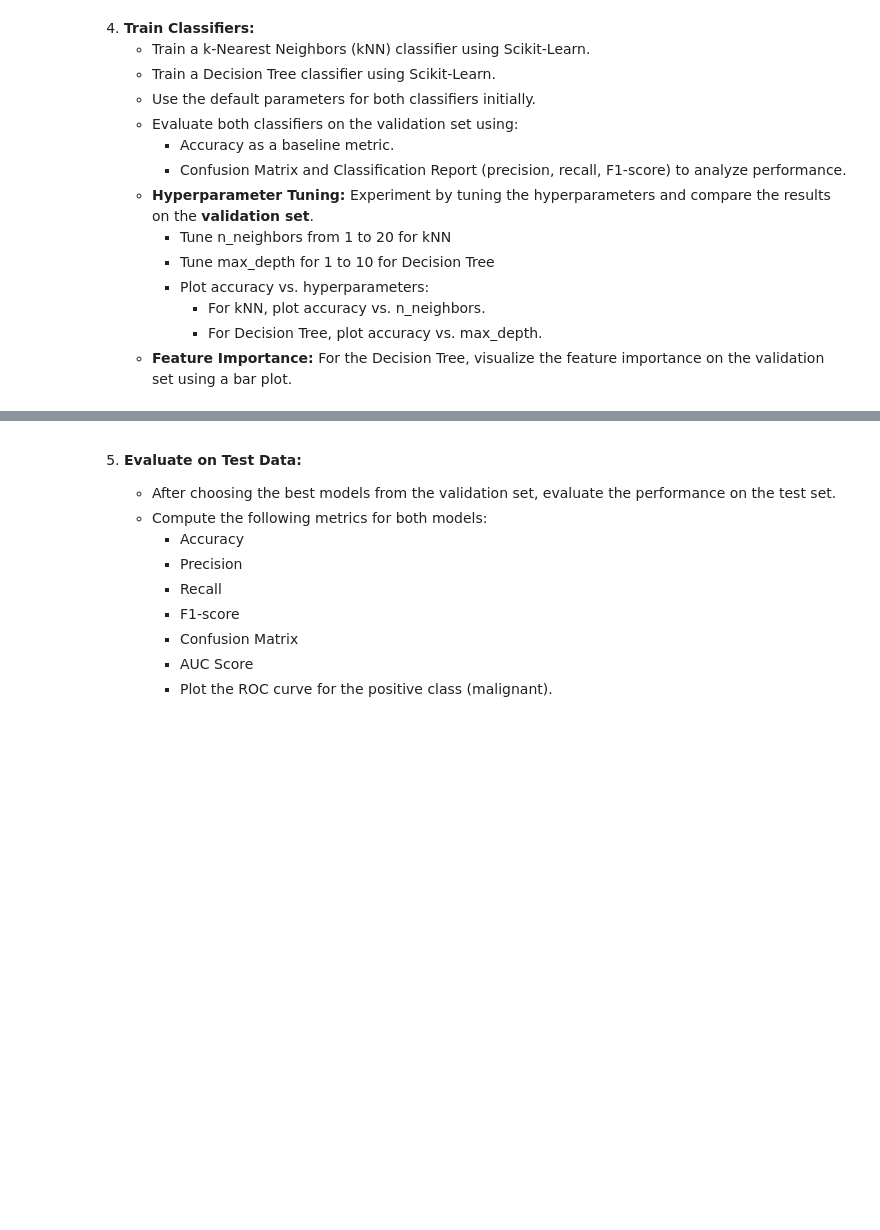
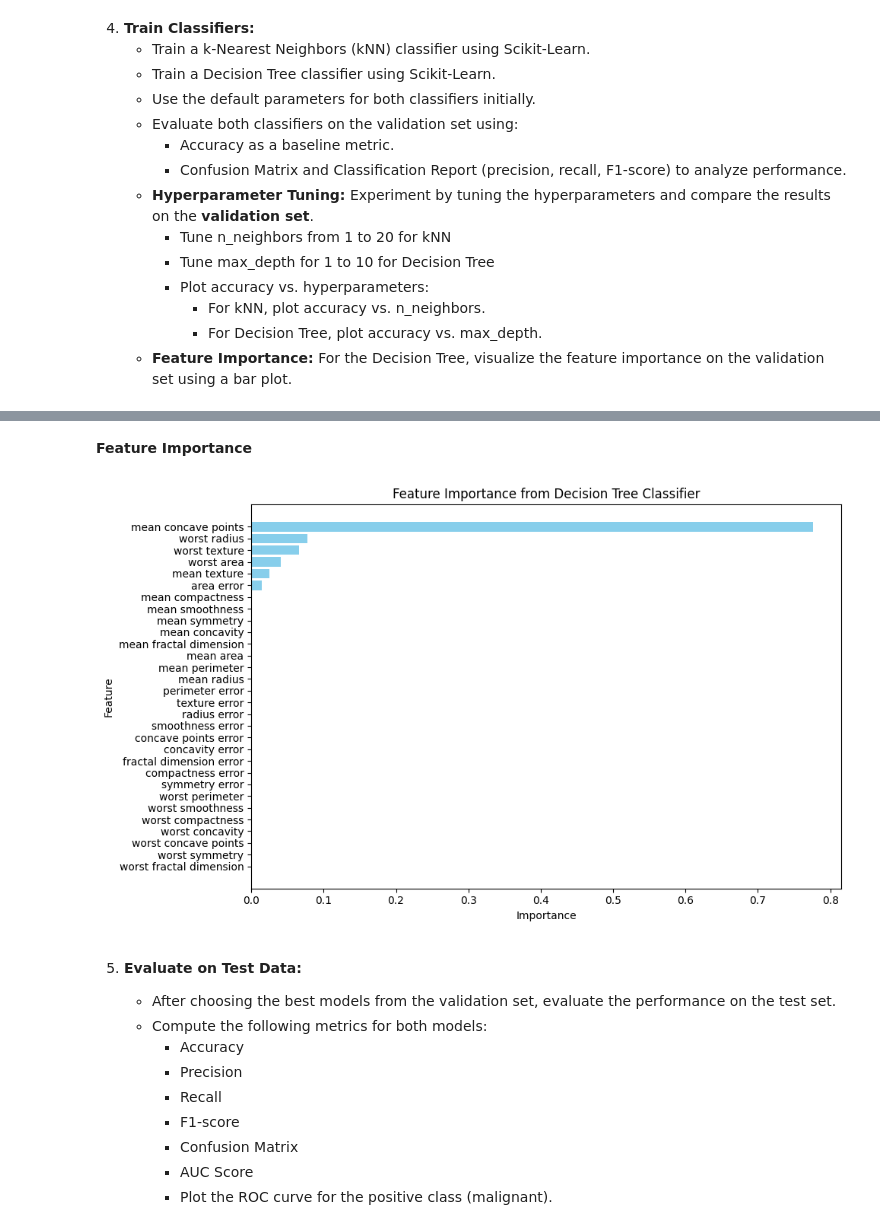
Before and after one commit to AhmadiJahid/CS512_HW1, a Jupyter notebook: CS512_Homework1.ipynb, the cells around one changed output, grey strips where cells are left out. Cells and saved outputs as stored; diff of their text form; code cells hidden in the pictures; blank space fills up the shorter version.

```diff
--- a/CS512_Homework1.ipynb
+++ b/CS512_Homework1.ipynb
@@ -147,3 +250,36 @@ Standard deviation of scaled training set (should be close to 1): [1. 1. 1. 1. 1
+# %% [markdown]
+**Feature Importance**
+# %%
+import numpy as np
+import matplotlib.pyplot as plt
+from sklearn.tree import DecisionTreeClassifier
+
+# Step 1: Train a Decision Tree classifier with the best max_depth (tuned from previous step)
+best_depth = 3  # Assuming from the previous hyperparameter tuning results
+dt = DecisionTreeClassifier(max_depth=best_depth)
+dt.fit(X_train_scaled, y_train)
+
+# Step 2: Get feature importances
+feature_importances = dt.feature_importances_
+
+# Step 3: Create a DataFrame for easier plotting
+features = data.feature_names
+feat_importances_df = pd.DataFrame({'Feature': features, 'Importance': feature_importances})
+
+# Sort the features by importance for better visualization
+feat_importances_df = feat_importances_df.sort_values(by='Importance', ascending=False)
+
+# Step 4: Plot feature importances
+plt.figure(figsize=(10, 6))
+plt.barh(feat_importances_df['Feature'], feat_importances_df['Importance'], color='skyblue')
+plt.title('Feature Importance from Decision Tree Classifier')
+plt.xlabel('Importance')
+plt.ylabel('Feature')
+plt.gca().invert_yaxis()  # Invert y-axis to show the most important features at the top
+plt.tight_layout()
+plt.show()
+# %% [output]
+[figure, added]
 # %% [markdown]
 5. **Evaluate on Test Data:**
 
```
Also changed, not shown: parts of 3 cells of this notebook.
